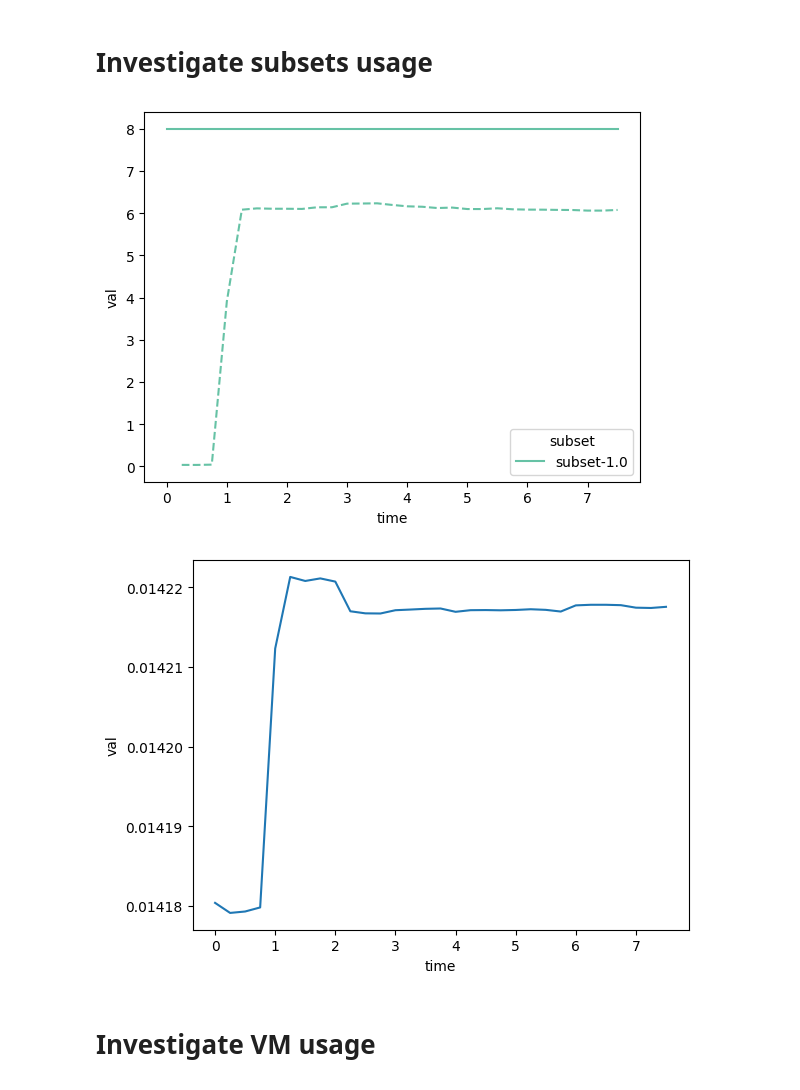
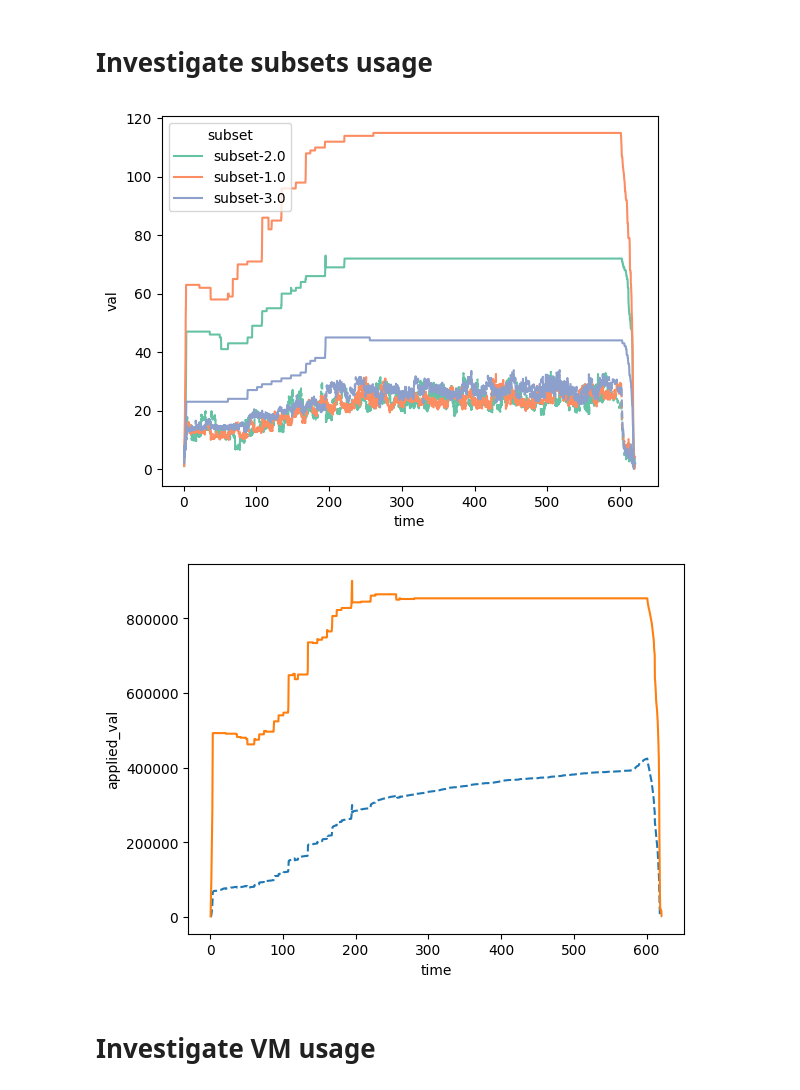
Before and after one commit to jacquetpi/VMSlack, a Jupyter notebook: investigation.ipynb, the cells around one changed output. Drawn from its saved outputs; the diff is of its cells as text; code cells hidden in the pictures.

Commit message:
fix edge case on memory subset

```diff
--- a/investigation.ipynb
+++ b/investigation.ipynb
@@ -5,7 +5,7 @@ import numpy as np
 import matplotlib.pyplot as plt
 import seaborn as sns
 # %%
-dataset = pd.read_csv('results/monitoring.csv', sep='\t')
+dataset = pd.read_csv('results/monitoring-20230713.csv', sep='\t')
 keys_as_float = ['tmp', 'val', 'config', 'sb_oc', 'sb_unused']
 for key in keys_as_float: dataset[key] = dataset[key].apply(lambda x : None if x == 'None' else float(x))
 dataset['time'] = dataset['tmp'] / 60
@@ -42,17 +42,19 @@ subsets_cpu = subsets.loc[subsets['res'] == 'cpu']
 subsets_mem = subsets.loc[subsets['res'] == 'mem']
 # %%
 palette = sns.color_palette("Set2", subsets_cpu['subset'].nunique())
-
+# todo Hue_order
 g_val = sns.lineplot(data=subsets_cpu, x='time', y='val', hue='subset', linestyle ='--', palette=palette, legend=False)
 g_config = sns.lineplot(data=subsets_cpu, x='time', y='config', hue='subset', palette=palette)
 # %% [output]
-[figure, old version]
+[figure, new version]
 # %%
 palette = sns.color_palette("Set2", subsets_mem['subset'].nunique())
-
-g_val = sns.lineplot(data=subsets_mem, x='time', y='val')
+subsets_mem['applied_val'] = subsets_mem['val']*subsets_mem['config']
+# todo Hue_order
+g_val = sns.lineplot(data=subsets_mem, x='time', y='applied_val', linestyle ='--')
+g_val = sns.lineplot(data=subsets_mem, x='time', y='config')
 # %% [output]
-[figure, old version]
+[figure, new version]
 # %% [markdown]
 # Investigate VM usage
 # %%
```
Also changed, not shown: parts of 5 cells of this notebook, 1 other file.
